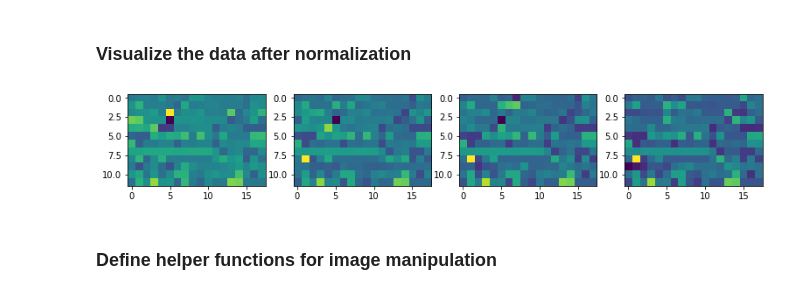
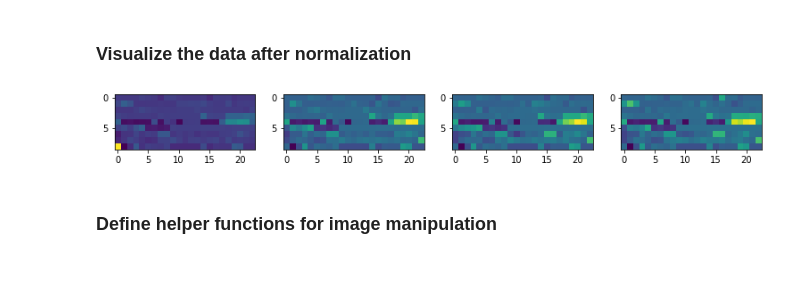
Before and after one commit to flejarza/ActGraph, a Jupyter notebook: autoencoders/extrasensory_AE_v3.ipynb, the cells around one changed output. Drawn from its saved outputs; the diff is of its cells as text; code cells hidden in the pictures.

```diff
--- a/autoencoders/extrasensory_AE_v3.ipynb
+++ b/autoencoders/extrasensory_AE_v3.ipynb
@@ -299,12 +299,12 @@ norm_sensor_data = normalize_data(sensor_data)
 # %%
 plt.figure(figsize = (13,6))
 plt.title('Normalized data')
 for i in range(4):
     ax = plt.subplot(1,4,i+1)
-    row_i = norm_sensor_data.iloc[i,:].to_numpy().reshape(12,18)
+    row_i = norm_sensor_data.iloc[i,:].to_numpy().reshape(9, 23)
     plt.imshow(row_i)
 # %% [output]
-[figure, old version]
+[figure, new version]
 # %% [markdown]
 ### Define helper functions for image manipulation
 # %%
```
Also changed, not shown: parts of 23 cells of this notebook.
